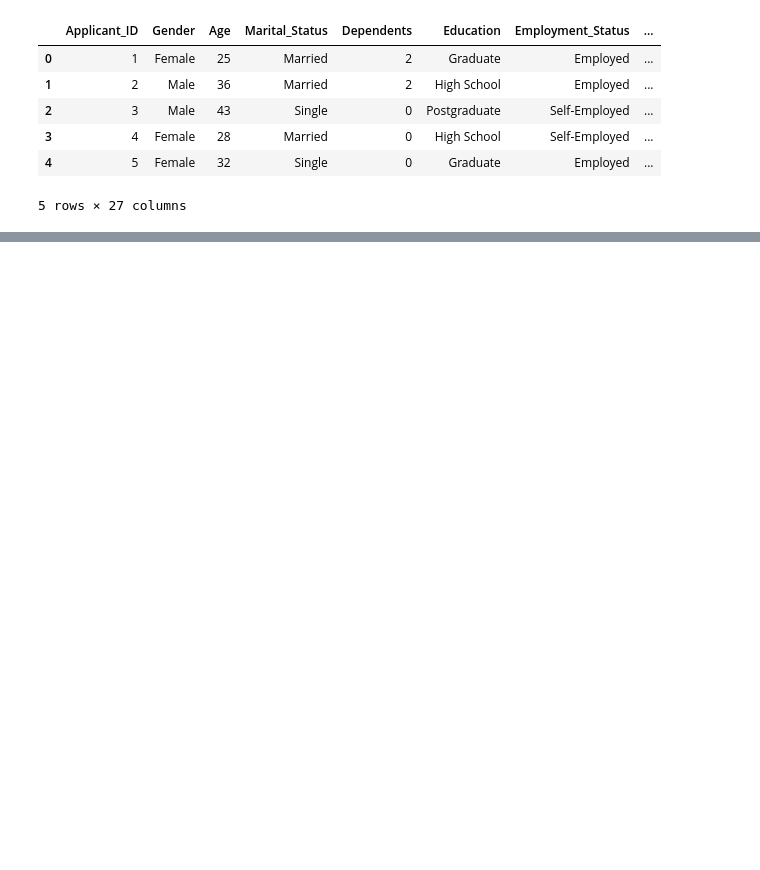
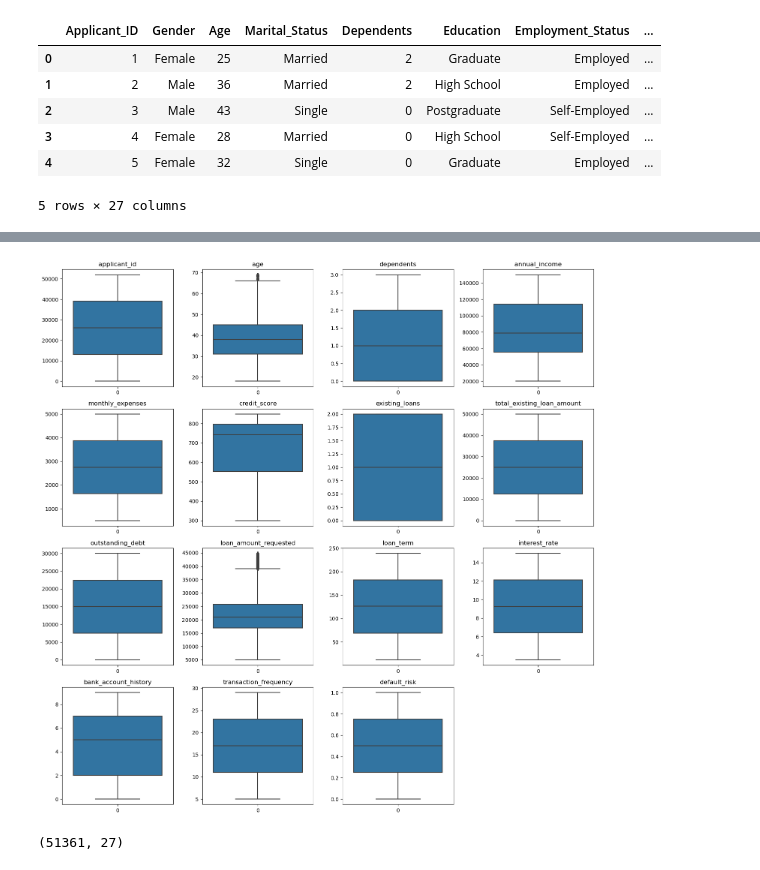
Before and after one commit to DioSurreal/Loan-Approval-Project, a Jupyter notebook: Introduction.ipynb, the cells around one changed output, grey strips where cells are left out. Cells and saved outputs as stored; diff of their text form; code cells hidden in the pictures; blank space fills up the shorter version.

```diff
--- a/Introduction.ipynb
+++ b/Introduction.ipynb
@@ -12,3 +74,7 @@ df.head()
 | 3 | 4 | Female | 28 | Married | 0 | High School | Self-Employed | ... |
 | 4 | 5 | Female | 32 | Single | 0 | Graduate | Employed | ... |
 5 rows × 27 columns
+# %%
+df.columns = df.columns.str.lower()
+
+df.info()
@@ -14,0 +131,24 @@ df.head()
+# %%
+# เลือกเฉพาะฟีเจอร์ที่เป็น int และ float
+int_float_columns = ['applicant_id', 'age', 'dependents', 'annual_income',
+       'monthly_expenses', 'credit_score', 'existing_loans',
+       'total_existing_loan_amount', 'outstanding_debt',
+       'loan_amount_requested', 'loan_term', 'interest_rate',
+       'bank_account_history', 'transaction_frequency', 'default_risk']
+
+# วาด boxplot สำหรับแต่ละฟีเจอร์
+plt.figure(figsize=(15, 15))
+for i, column in enumerate(int_float_columns, 1):
+    plt.subplot(4, 4, i)  # สร้าง subplot ขนาด 4x4 (สามารถปรับขนาดตามจำนวนฟีเจอร์)
+    sns.boxplot(data=df[column])
+    plt.title(column)
+
+plt.tight_layout()
+plt.show()
+# %% [output]
+[figure, added]
+# %%
+df = df[df['loan_amount_requested'] <= 40000]
+df.shape
+# %% [output]
+(51361, 27)
```
Also changed, not shown: parts of 7 cells of this notebook, 3 other files.
